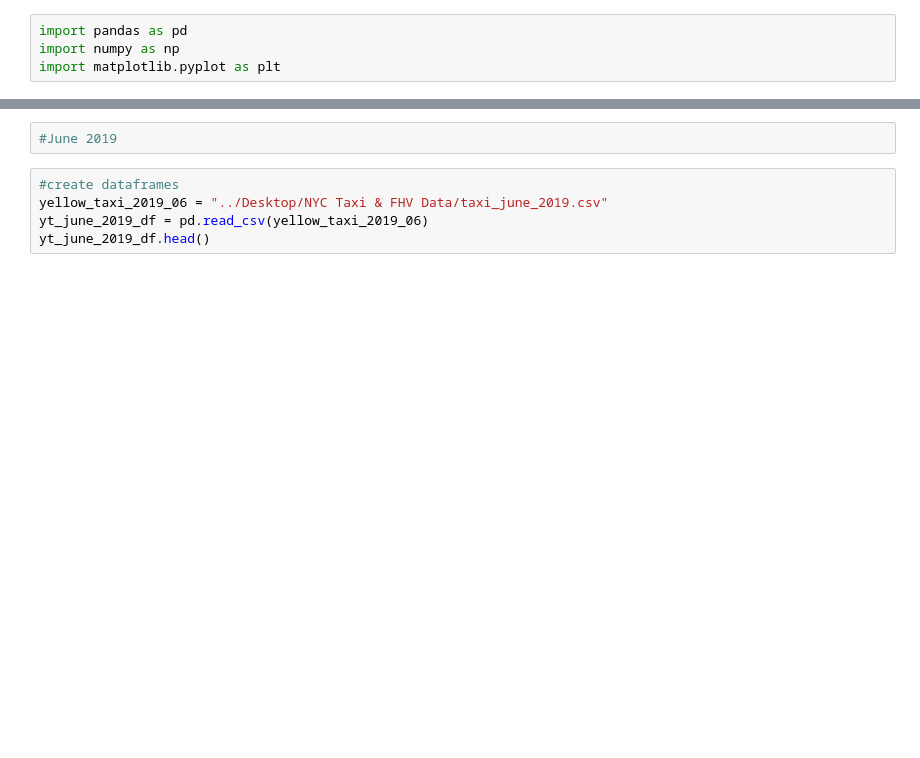
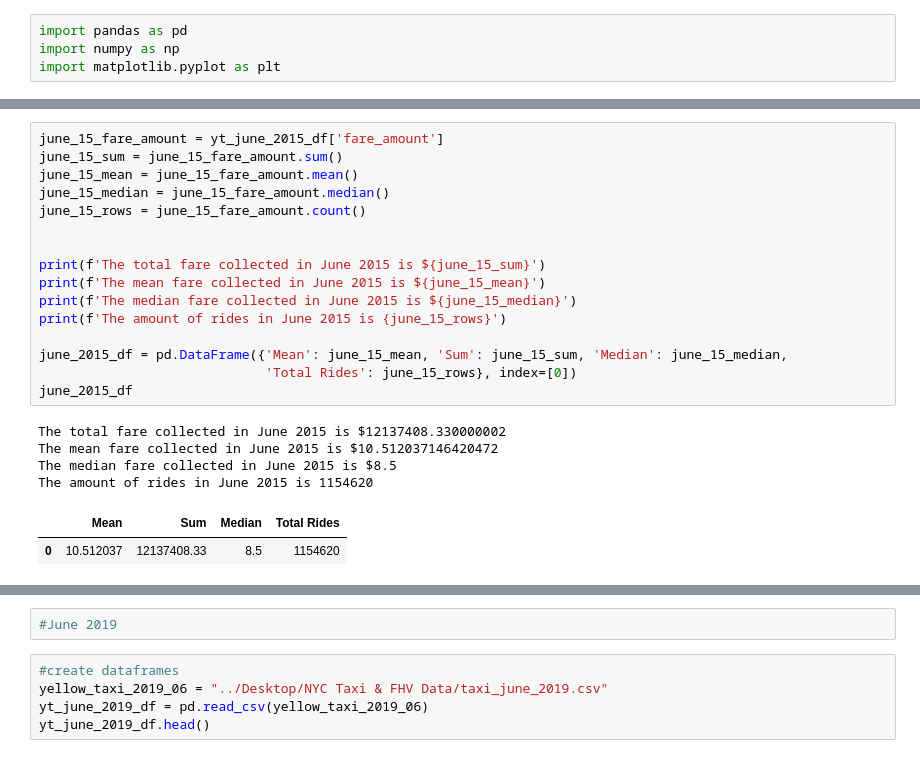
Before and after one commit to ILekawa9/Project-1, a Jupyter notebook: Yellow Taxi Price Analysis.ipynb, the cells around one changed output, grey strips where cells are left out. Drawn from its saved outputs; the diff is of its cells as text; blank space fills up the shorter version.

```diff
--- a/Yellow Taxi Price Analysis.ipynb
+++ b/Yellow Taxi Price Analysis.ipynb
@@ -4,0 +18,23 @@ import matplotlib.pyplot as plt
+# %%
+june_15_fare_amount = yt_june_2015_df['fare_amount']
+june_15_sum = june_15_fare_amount.sum()
+june_15_mean = june_15_fare_amount.mean()
+june_15_median = june_15_fare_amount.median()
+june_15_rows = june_15_fare_amount.count()
+
+
+print(f'The total fare collected in June 2015 is ${june_15_sum}')
+print(f'The mean fare collected in June 2015 is ${june_15_mean}')
+print(f'The median fare collected in June 2015 is ${june_15_median}')
+print(f'The amount of rides in June 2015 is {june_15_rows}')
+
+june_2015_df = pd.DataFrame({'Mean': june_15_mean, 'Sum': june_15_sum, 'Median': june_15_median,
+                             'Total Rides': june_15_rows}, index=[0])
+june_2015_df
+# %% [output]
+The total fare collected in June 2015 is $12137408.330000002
+The mean fare collected in June 2015 is $10.512037146420472
+The median fare collected in June 2015 is $8.5
+The amount of rides in June 2015 is 1154620
+|  | Mean | Sum | Median | Total Rides |
+| 0 | 10.512037 | 12137408.33 | 8.5 | 1154620 |
```
Also changed, not shown: parts of 8 cells of this notebook.
